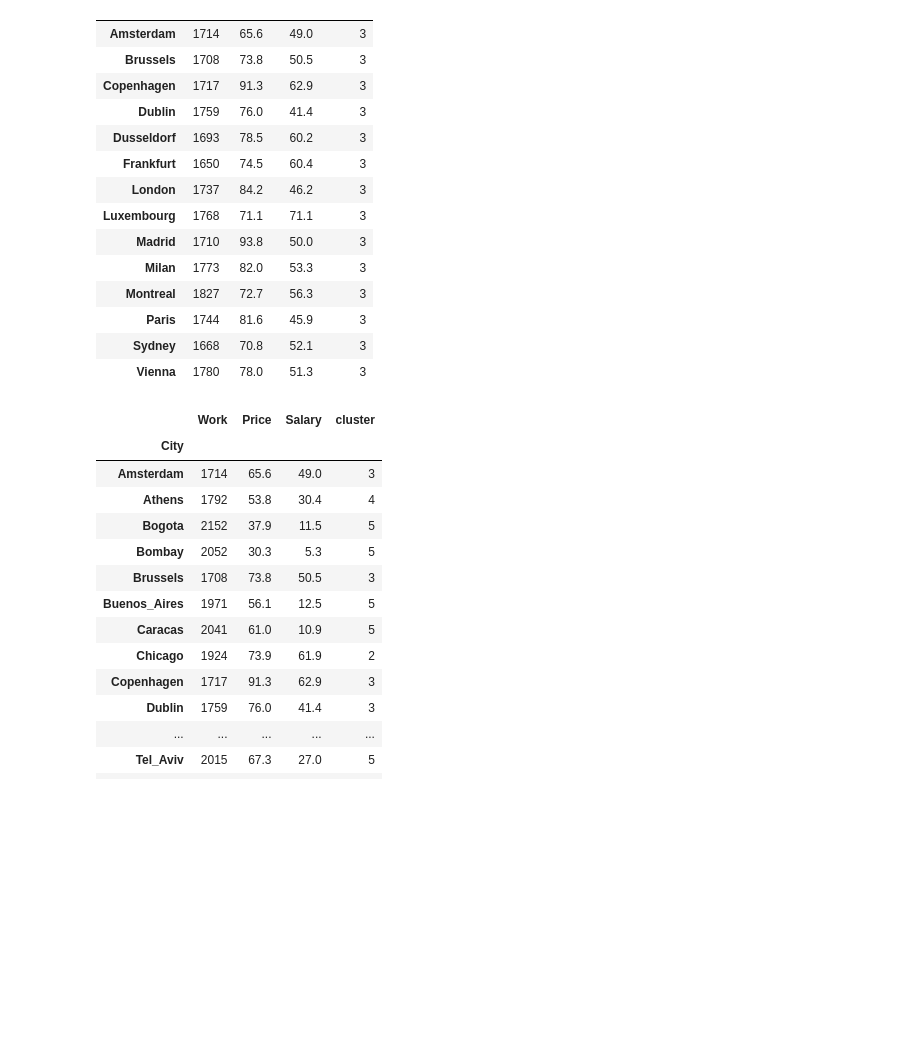
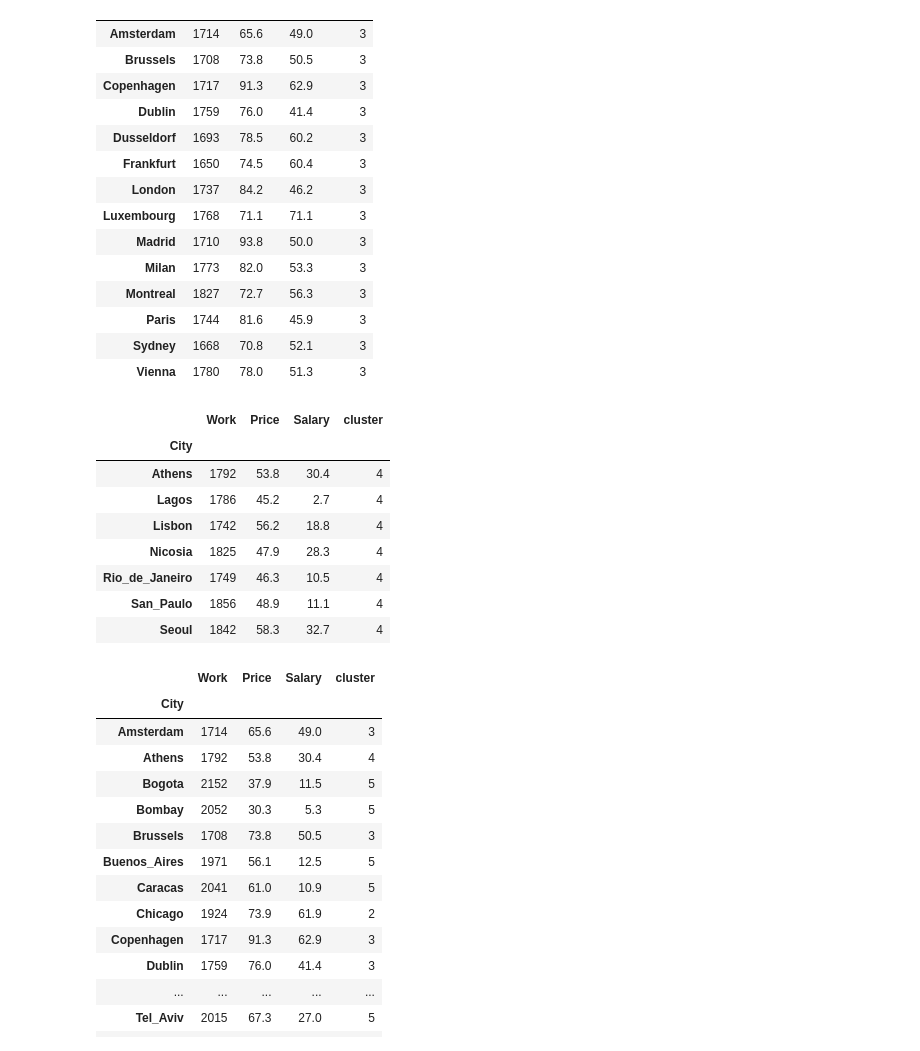
Before and after one commit to IvanHinz/ITMO_data_analysis_on_python_hws, a Jupyter notebook: hw1-3/hw_1_data_analysis_on_python.ipynb, the cells around one changed output. Cells and saved outputs as stored; diff of their text form; code cells hidden in the pictures; blank space fills up the shorter version.

Commit message:
changed cluster analysis

```diff
--- a/hw1-3/hw_1_data_analysis_on_python.ipynb
+++ b/hw1-3/hw_1_data_analysis_on_python.ipynb
@@ -12,7 +12,7 @@ from sklearn.preprocessing import StandardScaler
 ## Загружаем данные
 # %%
 # Загружаем данные с помощью pandas метода read_csv
-df = pd.read_csv("Econom_Cities_data.csv", sep=";")
+df = pd.read_csv("data/Econom_Cities_data.csv", sep=";")
 
 # Смотрим на данные
 df.head(5)
@@ -290,6 +290,18 @@ df[df["cluster"] == 3]
 | Paris | 1744 | 81.6 | 45.9 | 3 |
 | Sydney | 1668 | 70.8 | 52.1 | 3 |
 | Vienna | 1780 | 78.0 | 51.3 | 3 |
+# %%
+df[df["cluster"] == 4]
+# %% [output]
+|  | Work | Price | Salary | cluster |
+| City |  |  |  |  |
+| Athens | 1792 | 53.8 | 30.4 | 4 |
+| Lagos | 1786 | 45.2 | 2.7 | 4 |
+| Lisbon | 1742 | 56.2 | 18.8 | 4 |
+| Nicosia | 1825 | 47.9 | 28.3 | 4 |
+| Rio_de_Janeiro | 1749 | 46.3 | 10.5 | 4 |
+| San_Paulo | 1856 | 48.9 | 11.1 | 4 |
+| Seoul | 1842 | 58.3 | 32.7 | 4 |
 # %%
 # Случай для 5 кластеров
 df
```
Also changed, not shown: 1 other file.
